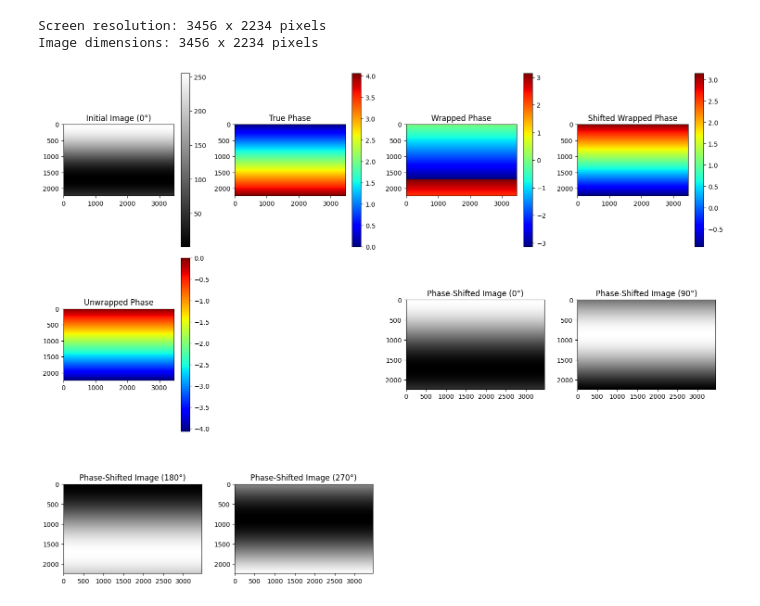
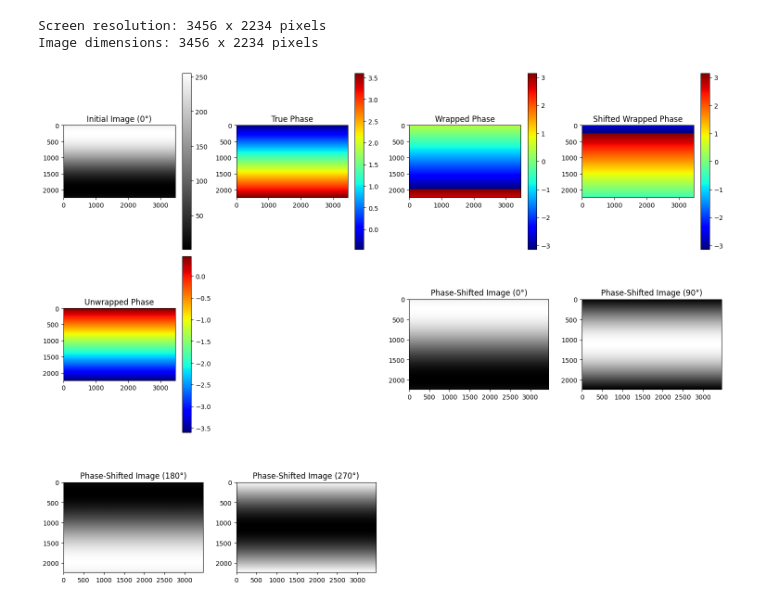
Before and after one commit to qiwen98/IntroToImagingScience, a Jupyter notebook: assignment_3/p2_calculation.ipynb, the cells around one changed output. Saved outputs shown, nothing was run; the diff lists cells and outputs as text; code cells hidden in the pictures.

Commit message:
fix height fringe

```diff
--- a/assignment_3/p2_calculation.ipynb
+++ b/assignment_3/p2_calculation.ipynb
@@ -24,7 +24,10 @@ def generate_sinusoidal_fringe_pattern(shape, amplitude=1.0, background=1.0, ori
         X = np.tile(x, (height, 1))  # Repeat the pattern vertically
         true_phase = X  # Phase varies from 0 to 2pi across the width
     elif orientation == 'horizontal':
-        y = np.linspace(0, height/width * 2 * np.pi, height)  # instead of 0 to 2 pi, i only need the height fraction of the
+        phase_shift = np.pi/2
+        scaled_height = height/width * 2 * np.pi
+        initial_y_offset = (2 * np.pi - scaled_height)/2
+        y = np.linspace(initial_y_offset - phase_shift, (scaled_height + initial_y_offset - phase_shift), height)  # instead of 0 to 2 pi, i only need the height fraction of the
         Y = np.tile(y, (width, 1)).T  # Repeat the pattern horizontally
         true_phase = Y  # Phase varies from 0 to 2pi across the height
     else:
@@ -151,34 +154,34 @@ if __name__ == "__main__":
     scaling_factor = 1.0  # Use 80% of the screen size to avoid overly large images
     width = int(screen_width * scaling_factor)
     height = int(screen_height * scaling_factor)
     print(f"Image dimensions: {width} x {height} pixels")
 
     # Generate the initial image with a sinusoidal fringe pattern (one period)
     initial_image, true_phase = generate_sinusoidal_fringe_pattern(
         (height, width), amplitude=127, background=128, orientation='horizontal'
     )
 
     # Generate four phase-shifted images
     I1, I2, I3, I4 = generate_phase_shifted_images(initial_image, true_phase)
 
     # Apply the 4-phase shift algorithm
     wrapped_phase, amplitude, background = four_phase_shift_algorithm(I1, I2, I3, I4)
 
     # Shift the phase jump to the edge of the FOV (e.g., to x=0)
     delta_phi_off = np.pi  # Shift the phase jump to the left edge
     shifted_phase = shift_phase_jump(wrapped_phase, delta_phi_off)
 
 
     plt.imsave('phi_h_r.png', shifted_phase, cmap='jet')
     # Unwrap the phase to get the continuous phase map
     unwrapped_phase = unwrap_phase(wrapped_phase)
 
     # Visualize the results
     plot_results(initial_image, true_phase, I1, I2, I3, I4, wrapped_phase, shifted_phase, unwrapped_phase)
 # %% [output]
 Screen resolution: 3456 x 2234 pixels
 Image dimensions: 3456 x 2234 pixels
-[figure, old version]
+[figure, new version]
 # %%
 ## vertical
 # Main script
```
Also changed, not shown: parts of 1 cell of this notebook, 2 other files.
